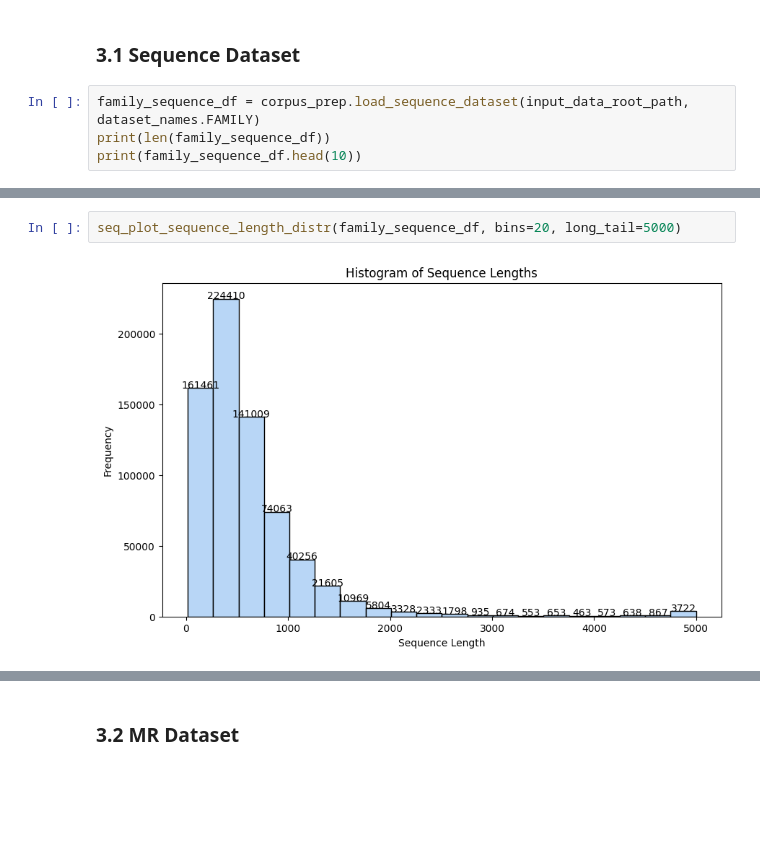
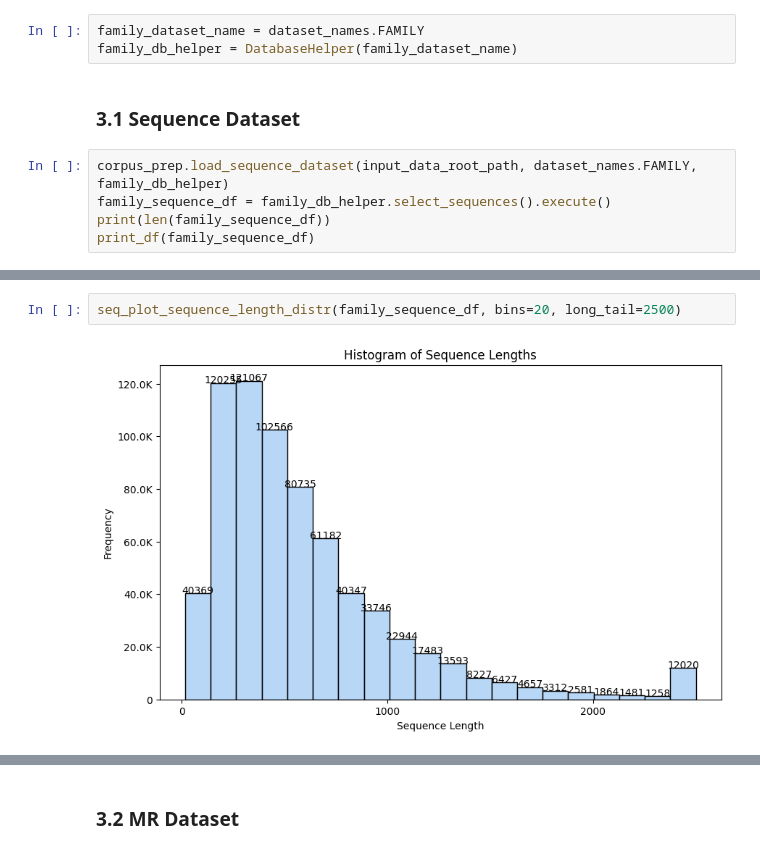
Before and after one commit to mgiordano/prot-mr-embeddings, a Jupyter notebook: corpus_prep/corpus_prep_exploration.ipynb, the cells around one changed output, grey strips where cells are left out. Saved outputs shown, nothing was run; the diff lists cells and outputs as text; blank space fills up the shorter version.

Commit message:
updated data exploration with new db_helper features

```diff
--- a/corpus_prep/corpus_prep_exploration.ipynb
+++ b/corpus_prep/corpus_prep_exploration.ipynb
@@ -268,10 +363,14 @@ plot_mr_scatter(test_sequence_df, mr_test_filtered_ne_df)
 # %% [markdown]
 ## 3. Family Group Dataset Exploration
+# %%
+family_dataset_name = dataset_names.FAMILY
+family_db_helper = DatabaseHelper(family_dataset_name)
 # %% [markdown]
 ### 3.1 Sequence Dataset
 # %%
-family_sequence_df = corpus_prep.load_sequence_dataset(input_data_root_path, dataset_names.FAMILY)
+corpus_prep.load_sequence_dataset(input_data_root_path, dataset_names.FAMILY, family_db_helper)
+family_sequence_df = family_db_helper.select_sequences().execute()
 print(len(family_sequence_df))
-print(family_sequence_df.head(10))
+print_df(family_sequence_df)
 # %% [output]
 696114
@@ -298,7 +393,7 @@ plot_seq_count_by_family(family_sequence_df)
 # %%
-seq_plot_sequence_length_distr(family_sequence_df, bins=20, long_tail=5000)
+seq_plot_sequence_length_distr(family_sequence_df, bins=20, long_tail=2500)
 # %% [output]
-[figure, old version]
+[figure, new version]
 # %%
 letter_probs = corpus_prep.count_aminoacid_frequency(family_sequence_df)
 
```
Also changed, not shown: parts of 23 cells of this notebook.
